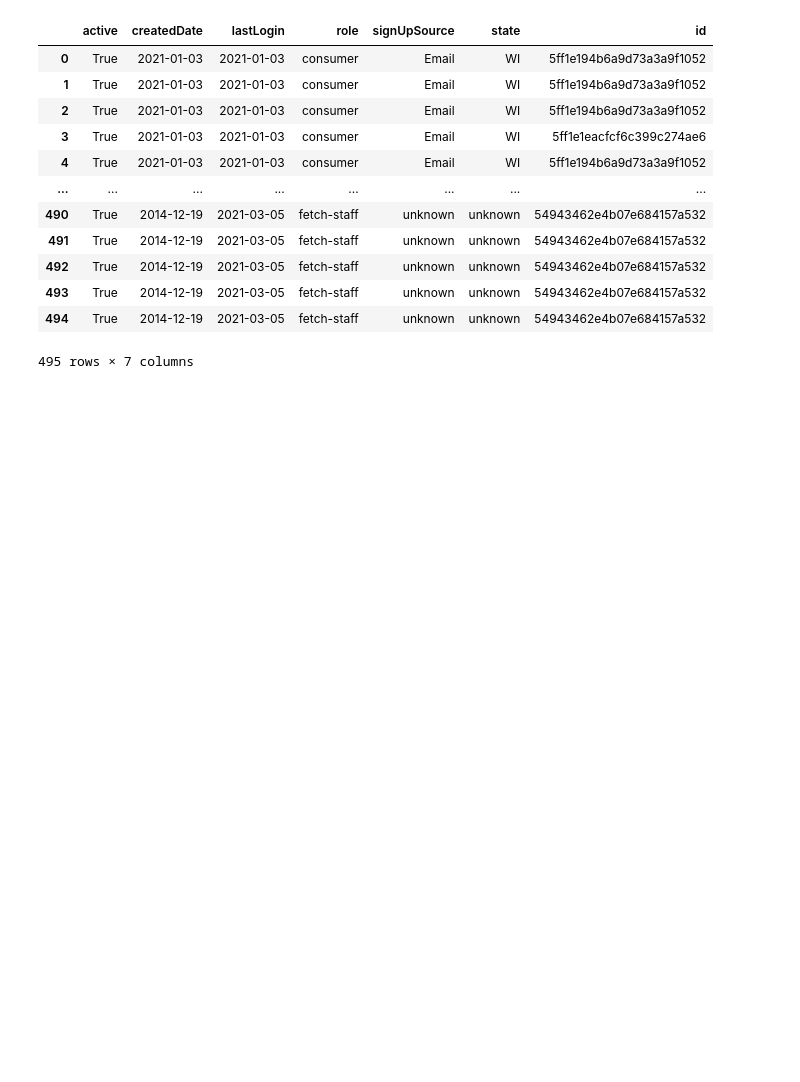
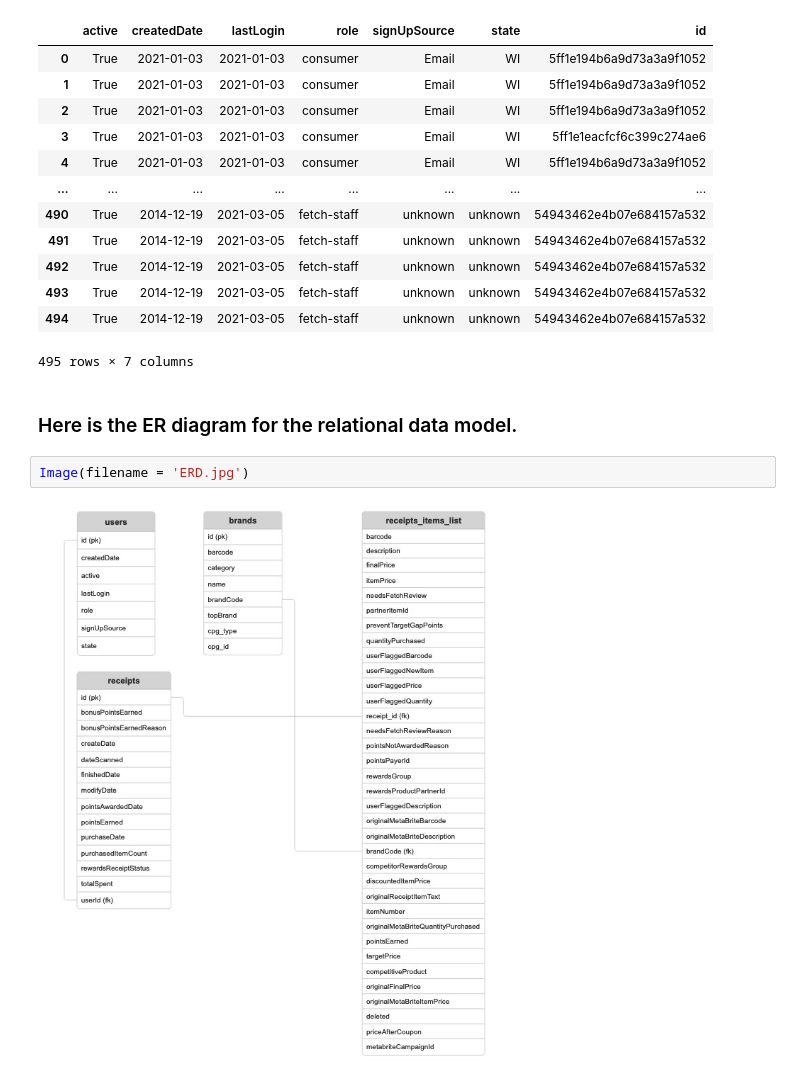
Before and after one commit to rnair7163/Fetch-Analytics-Engineer-Take-Home, a Jupyter notebook: Data-Exploration_and_Cleaning.ipynb, the cells around one changed output. Cells and saved outputs as stored; diff of their text form; blank space fills up the shorter version.

Commit message:
Added ER diagram in the notebook.

```diff
--- a/Data-Exploration_and_Cleaning.ipynb
+++ b/Data-Exploration_and_Cleaning.ipynb
@@ -739,3 +740,9 @@ users
 | 493 | True | 2014-12-19 | 2021-03-05 | fetch-staff | unknown | unknown | 54943462e4b07e684157a532 |
 | 494 | True | 2014-12-19 | 2021-03-05 | fetch-staff | unknown | unknown | 54943462e4b07e684157a532 |
 495 rows × 7 columns
+# %% [markdown]
+### Here is the ER diagram for the relational data model.
+# %%
+Image(filename = 'ERD.jpg')
+# %% [output]
+[figure, added]
```
Also changed, not shown: parts of 1 cell of this notebook.
